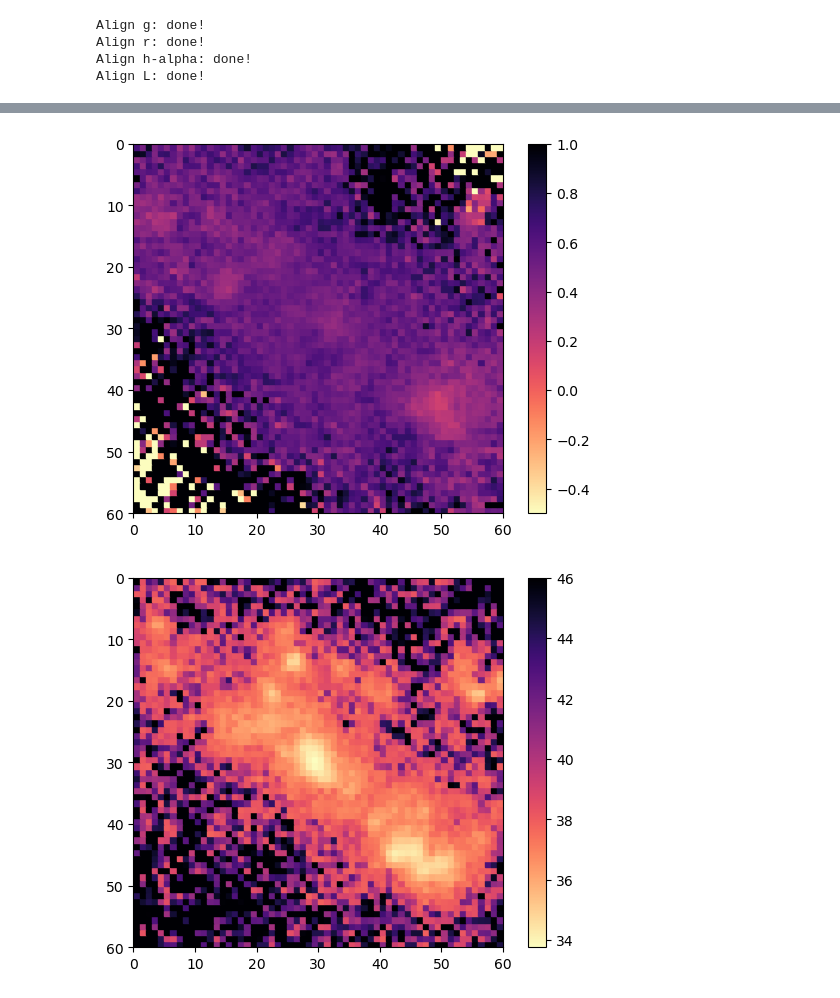
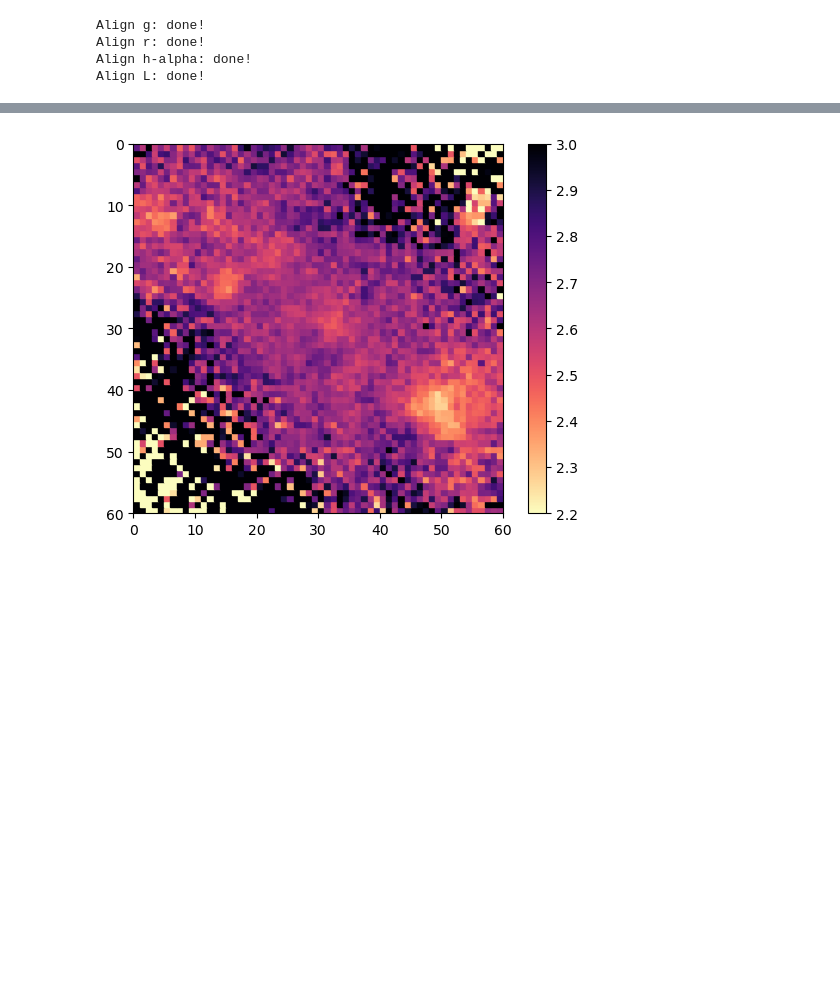
Before and after one commit to Juaopteinde/Group-19-NGC4449, a Jupyter notebook: sections.ipynb, the cells around one changed output, grey strips where cells are left out. Cells and saved outputs as stored; diff of their text form; code cells hidden in the pictures; blank space fills up the shorter version.

Commit message:
Implemented Stephanie's image and correct zero points

```diff
--- a/sections.ipynb
+++ b/sections.ipynb
@@ -183,9 +182,18 @@ clipped_L = sigma_clip(no_bg_L, sigma, maxiters)
 clipped_r = sigma_clip(no_bg_r, sigma, maxiters)
 # %%
 zero_point = 25
-magnitude_ha = convert_to_magnitude(clipped_ha, zero_point)
-magnitude_L = convert_to_magnitude(clipped_L, zero_point)
-magnitude_r = convert_to_magnitude(clipped_r, zero_point)
-magnitude_g = convert_to_magnitude(clipped_g, zero_point)
+
+zero_point_ha = 0
+zero_point_L = 0
+zero_point_g = 21.424
+zero_point_r = 19.31201
+
+magnitude_ha = convert_to_magnitude(clipped_ha, zero_point_ha)
+magnitude_L = convert_to_magnitude(clipped_L, zero_point_L)
+magnitude_r = convert_to_magnitude(clipped_r, zero_point_r)
+magnitude_g = convert_to_magnitude(clipped_g, zero_point_g)
+
 
 color_index_g_min_r = calc_color_index(magnitude_g, magnitude_r)
+print(np.max(magnitude_ha))
+print(np.min(magnitude_ha))
@@ -256,32 +246,31 @@ print(sectioned_color_index_ha_min_r.shape)
 # %%
 # Function to color cells based on average values
 def plot_colored_grid(cell_averages, num_rows, num_cols, lower_cutoff, upper_cutoff):
     fig, ax = plt.subplots()
     cell_averages = np.array(cell_averages)
 
     # Apply cutoff
     cell_averages = np.clip(cell_averages, lower_cutoff, upper_cutoff)
 
 
     # Normalize cell averages to [0, 1] for colormap
     norm = mcolors.Normalize(vmin=np.min(cell_averages), vmax=np.max(cell_averages))
     cmap = plt.cm.magma.reversed()
 
     for i in range(num_rows):
         for j in range(num_cols):
             color = cmap(norm(cell_averages[i, j]))
             ax.add_patch(plt.Rectangle((j, num_rows - 1 - i), 1, 1, color=color))
 
     ax.set_xlim(0, num_cols)
     ax.set_ylim(0, num_rows)
     ax.set_aspect('equal')
     ax.invert_yaxis()
     plt.colorbar(cm.ScalarMappable(norm=norm, cmap=cmap), ax=ax)
     plt.show()
 
 # Match the two numbers with the shape of the file
-plot_colored_grid(sectioned_color_index_g_min_r, 60, 60, -0.5, 1)
-plot_colored_grid(sectioned_ha, 60, 60, np.min(sectioned_ha), 46)
+plot_colored_grid(sectioned_color_index_g_min_r, 60, 60, 2.2, 3)
+#plot_colored_grid(sectioned_ha, 60, 60, np.min(sectioned_ha), 16)
 # %% [output]
-[figure, old version]
+[figure, new version]
-[figure, removed]
```
Also changed, not shown: parts of 7 cells of this notebook.
